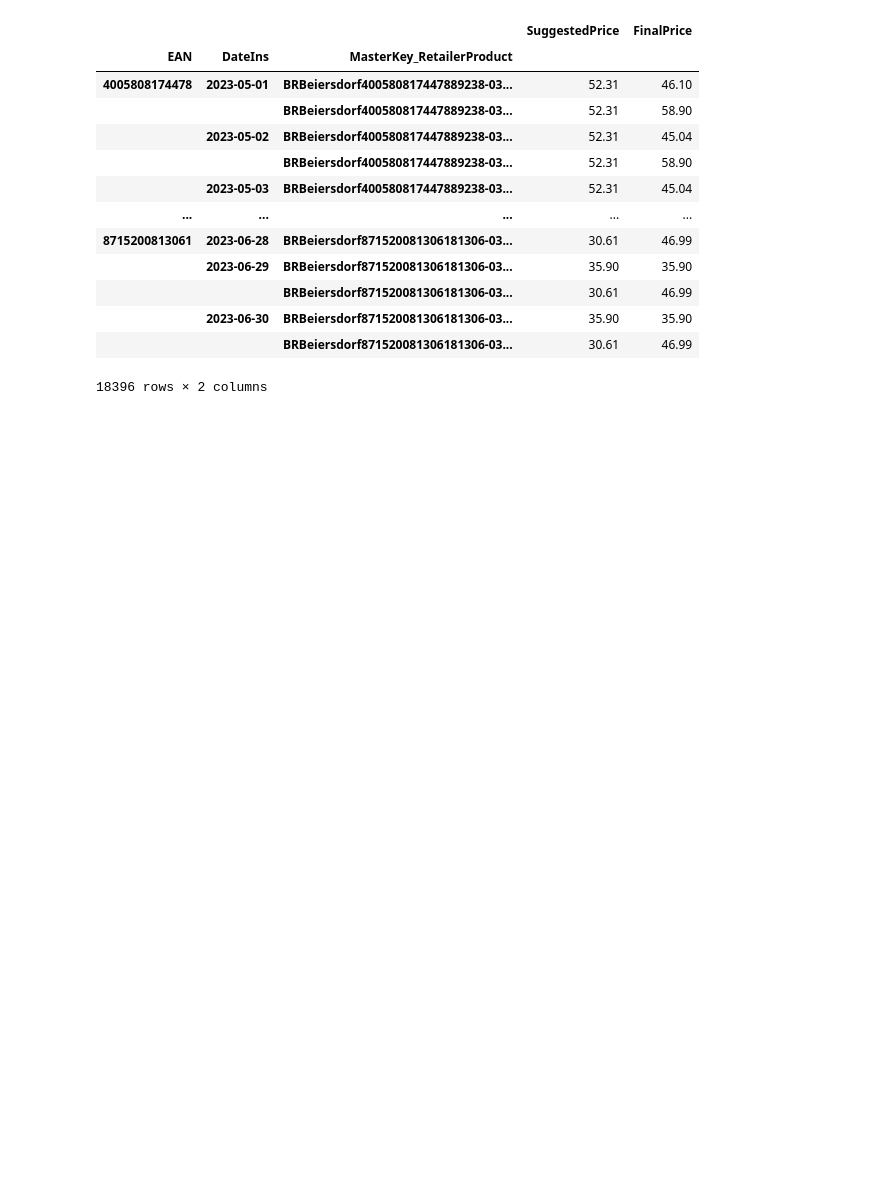
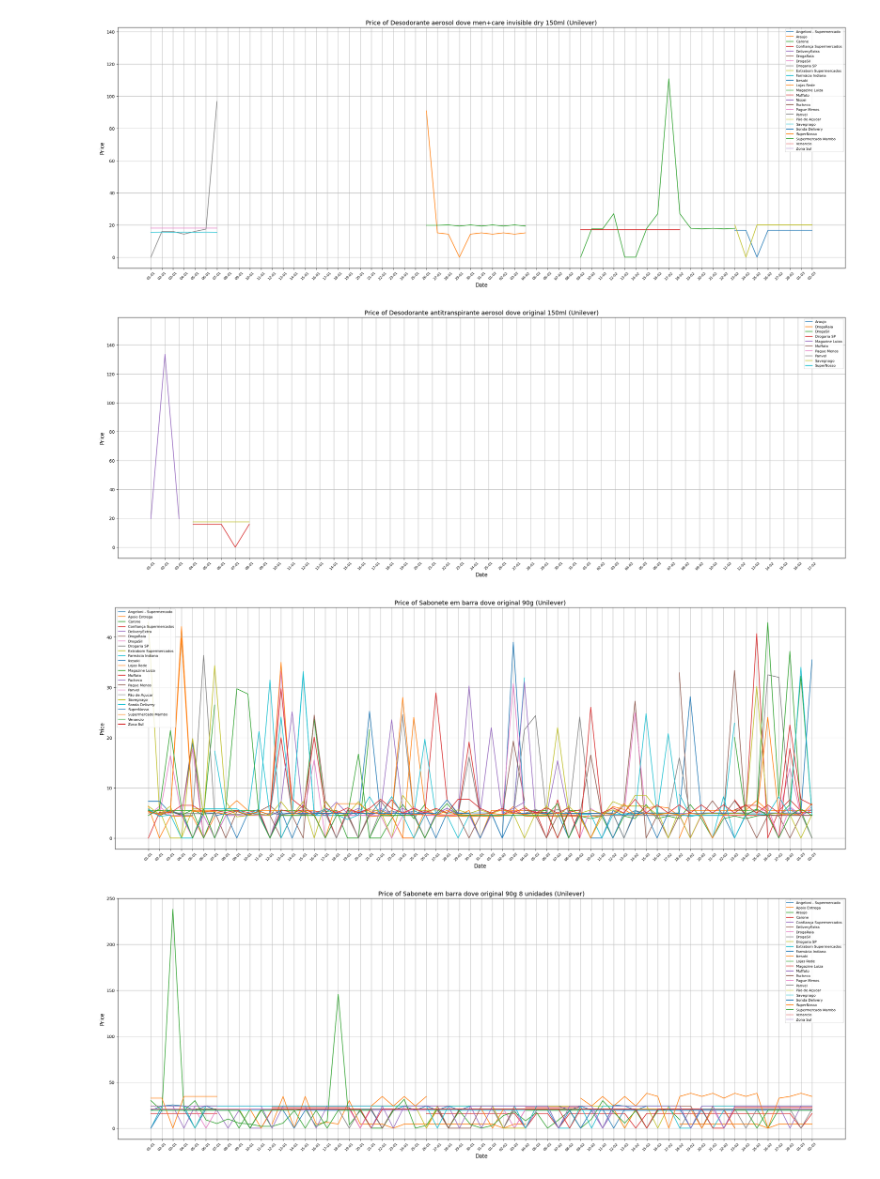
Before and after one commit to luizavboas/test-analytics-engineer_luiza, a Jupyter notebook: notebooks/data_cleaning.ipynb, the cells around one changed output. Cells and saved outputs as stored; diff of their text form; code cells hidden in the pictures; blank space fills up the shorter version.

```diff
--- a/notebooks/data_cleaning.ipynb
+++ b/notebooks/data_cleaning.ipynb
@@ -221,55 +224,61 @@ df_coletas.groupby(['EAN','MasterKey_RetailerProduct','DateIns']).count()[["Sugg
 # %%
+from matplotlib.dates import DateFormatter
+
 # Customer Price Analysis
 selected_customer = 'Unilever'
+selected_brand = 'Dove'
 
-df_join1 = df_prod.merge(right = df_coletas, how='inner',\
+df_join2 = df_prod.merge(right = df_coletas, how='inner',\
                         on = 'MasterKey_RetailerProduct').groupby(\
-                                                                ['EAN','MasterKey_RetailerProduct','DateIns']).mean()[\
-                                                                ['SuggestedPrice','FinalPrice]']]
+                                                                ['Customer','Specifics', 'Competitor', 'Product',
+                                                                'Brand','EAN','MasterKey_RetailerProduct',
+                                                                'DateIns'])['FinalPrice','SuggestedPrice'].mean()
 
 
-df_join1["FinalPrice"] = np.round(df_join1["FinalPrice"].values,decimals = 2)
-df_join1.reset_index(inplace = True)
-df_join1
+df_join2['FinalPrice'] = np.round(df_join2['FinalPrice'].values,decimals = 2)
+df_join2.reset_index(inplace = True)
 
-df_selected_customer = df_join1[df_join1["Customer"] == selected_customer]
-for brand in pd.unique(df_selected_customer["Brand"]):
-    df_selected_brand = df_selected_customer[df_selected_customer["Brand"] == brand]
+df_selected = df_join2[(df_join2['Customer'] == selected_customer)&
+                                (df_join2['Brand'] == selected_brand)]
+
+
+for ean in pd.unique(df_selected['EAN']):
+    df_ean = df_selected[df_selected['EAN'] == ean]
+    prod = pd.unique(df_ean['Product'].values)[0]
 
     # Group by EAN and Retailer, calculate mean price
-    ean_retailer_prices = df_selected_brand.groupby(['EAN', 'Retailer'])['FinalPrice'].mean().reset_index()
+    ean_retailer_prices = df_ean.groupby(['MasterKey_RetailerProduct',
+                                        'DateIns'])['FinalPrice'].mean().reset_index()
 
     # Pivot the data for plotting
-    pivot_data = ean_retailer_prices.pivot(index='Product', columns='Retailer', values='FinalPrice')
+    pivot_data = ean_retailer_prices.pivot(index='DateIns', columns='MasterKey_RetailerProduct', values='FinalPrice')
+    pivot_data.columns = pivot_data.columns.str.replace(r'^[A-Za-z]+[0-9]+','')
 
-    # Create a bar chart for each EAN
-    ax = pivot_data.plot(kind='bar', figsize=(10, 5))
-    ax.set_xlabel('Product', fontsize=12)                                   # Xlabel font and size
+    # Create a chart
+    fig, ax = plt.subplots(figsize=(30,10))
+    for retailer in pd.unique(pivot_data.columns):
+        ax.plot(pivot_data.index, pivot_data[retailer], label=retailer)
+
+    ax.set_xlabel('Date', fontsize=12)                                      # Xlabel font and size
     ax.set_ylabel('Price', fontsize=12)                                     # Ylabel font and size
 
-    ax.set_title(f'Price Comparison for {brand} ({selected_customer})', fontsize=14)
+    ax.set_title(f'Price of {prod} ({selected_customer})', fontsize=14)
 
-    ax.legend(title='Retailer', loc='upper left', bbox_to_anchor=(1, 1))    # Legend position and title
+    # xlabels datetime formatting
+    date_formatter = DateFormatter('%d-%m')  # Define the desired format
+    ax.xaxis.set_major_formatter(date_formatter)
+    plt.xticks(rotation=45, ha='center', fontsize=8)                         # Xlabel rotation and position
+
+    ax.legend(loc='best')                                                   # Legend position
     ax.legend(fontsize=8)                                                   # Legend font size
 
-    # Break xlabels into multiple lines using textwrap
-    wrapped_xlabels = [textwrap.fill(label, width=25) for label in pivot_data.index]
-    ax.set_xticklabels(wrapped_xlabels, rotation=0, ha='center', fontsize=8)            # Xlabel rotation and position
+    # Add grid lines to the plot
+    ax.grid(True)
 
-    plt.tight_layout()
+    #plt.tight_layout()
     plt.show()
 # %% [output]
-|  |  |  | SuggestedPrice | FinalPrice |
-| EAN | DateIns | MasterKey_RetailerProduct |  |  |
-| 4005808174478 | 2023-05-01 | BRBeiersdorf400580817447889238-03... | 52.31 | 46.10 |
-|  |  | BRBeiersdorf400580817447889238-03... | 52.31 | 58.90 |
-|  | 2023-05-02 | BRBeiersdorf400580817447889238-03... | 52.31 | 45.04 |
-|  |  | BRBeiersdorf400580817447889238-03... | 52.31 | 58.90 |
-|  | 2023-05-03 | BRBeiersdorf400580817447889238-03... | 52.31 | 45.04 |
-| ... | ... | ... | ... | ... |
-| 8715200813061 | 2023-06-28 | BRBeiersdorf871520081306181306-03... | 30.61 | 46.99 |
-|  | 2023-06-29 | BRBeiersdorf871520081306181306-03... | 35.90 | 35.90 |
-|  |  | BRBeiersdorf871520081306181306-03... | 30.61 | 46.99 |
-|  | 2023-06-30 | BRBeiersdorf871520081306181306-03... | 35.90 | 35.90 |
-|  |  | BRBeiersdorf871520081306181306-03... | 30.61 | 46.99 |
-18396 rows × 2 columns
+[figure, added]
+[figure, added]
+[figure, added]
+[figure, added]
```
Also changed, not shown: parts of 5 cells of this notebook.
